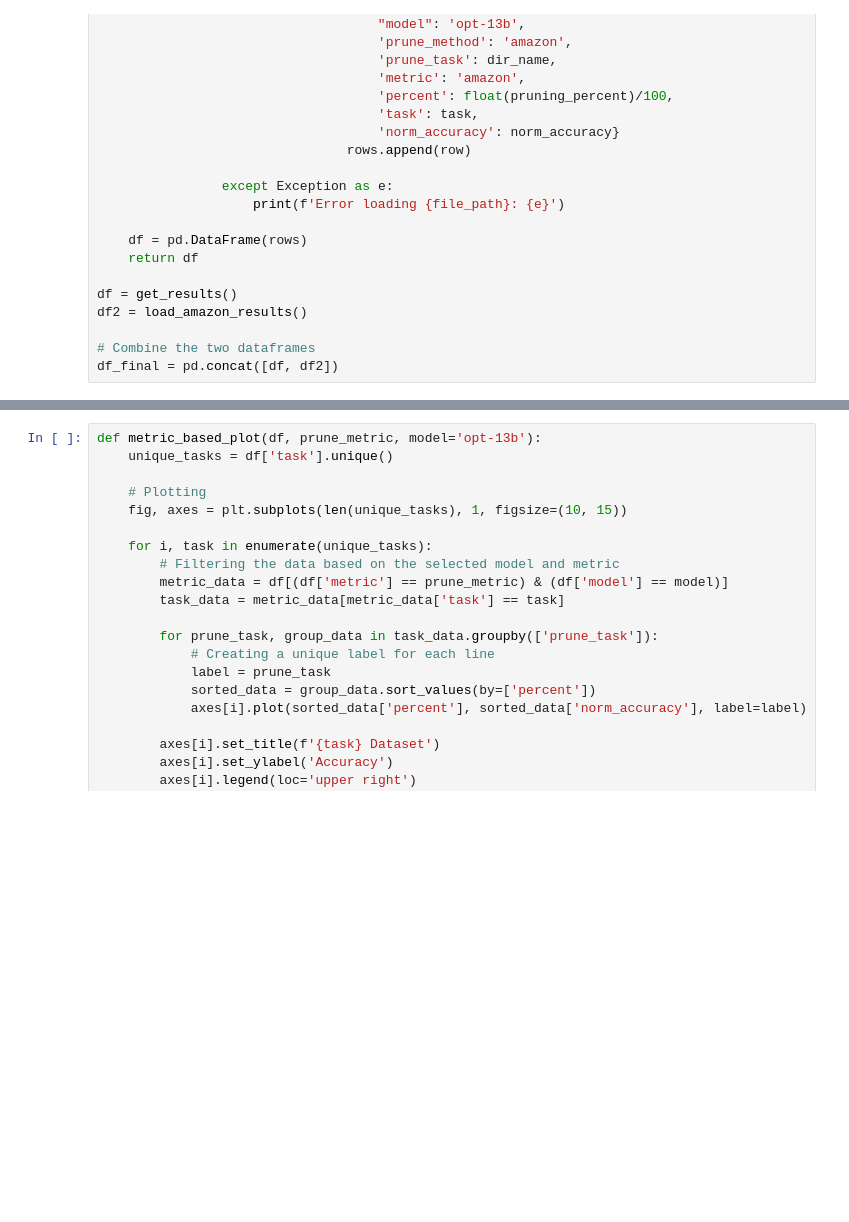
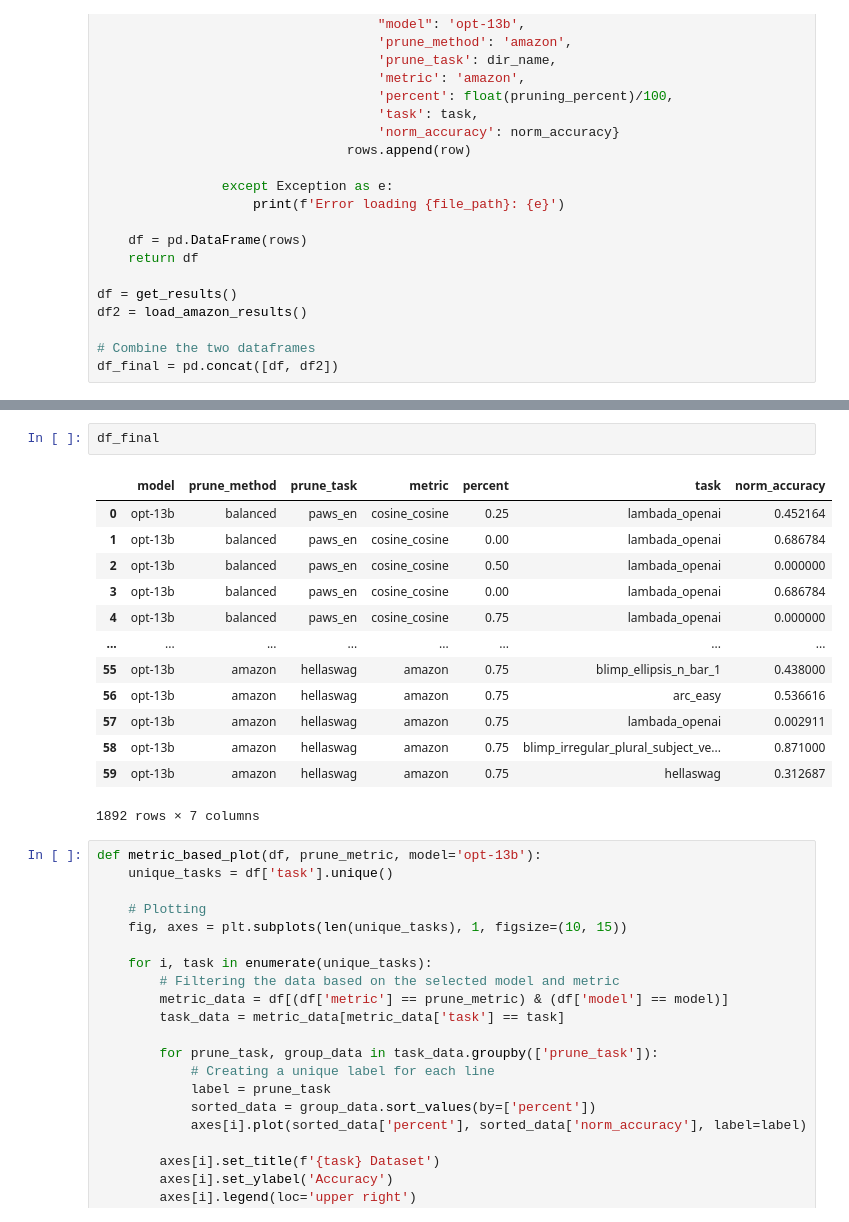
Before and after one commit to johanlaursen/explainabloomity, a Jupyter notebook: results.ipynb, the cells around one changed output, grey strips where cells are left out. Drawn from its saved outputs; the diff is of its cells as text; blank space fills up the shorter version.

```diff
--- a/results.ipynb
+++ b/results.ipynb
@@ -187,3 +168,19 @@ df_final[df_final['prune_method'] == 'imbalanced_correct_mask']
+# %%
+df_final
+# %% [output]
+|  | model | prune_method | prune_task | metric | percent | task | norm_accuracy |
+| 0 | opt-13b | balanced | paws_en | cosine_cosine | 0.25 | lambada_openai | 0.452164 |
+| 1 | opt-13b | balanced | paws_en | cosine_cosine | 0.00 | lambada_openai | 0.686784 |
+| 2 | opt-13b | balanced | paws_en | cosine_cosine | 0.50 | lambada_openai | 0.000000 |
+| 3 | opt-13b | balanced | paws_en | cosine_cosine | 0.00 | lambada_openai | 0.686784 |
+| 4 | opt-13b | balanced | paws_en | cosine_cosine | 0.75 | lambada_openai | 0.000000 |
+| ... | ... | ... | ... | ... | ... | ... | ... |
+| 55 | opt-13b | amazon | hellaswag | amazon | 0.75 | blimp_ellipsis_n_bar_1 | 0.438000 |
+| 56 | opt-13b | amazon | hellaswag | amazon | 0.75 | arc_easy | 0.536616 |
+| 57 | opt-13b | amazon | hellaswag | amazon | 0.75 | lambada_openai | 0.002911 |
+| 58 | opt-13b | amazon | hellaswag | amazon | 0.75 | blimp_irregular_plural_subject_ve... | 0.871000 |
+| 59 | opt-13b | amazon | hellaswag | amazon | 0.75 | hellaswag | 0.312687 |
+1892 rows × 7 columns
 # %%
 def metric_based_plot(df, prune_metric, model='opt-13b'):
     unique_tasks = df['task'].unique()
```
Also changed, not shown: parts of 4 cells of this notebook, 4 other files.
